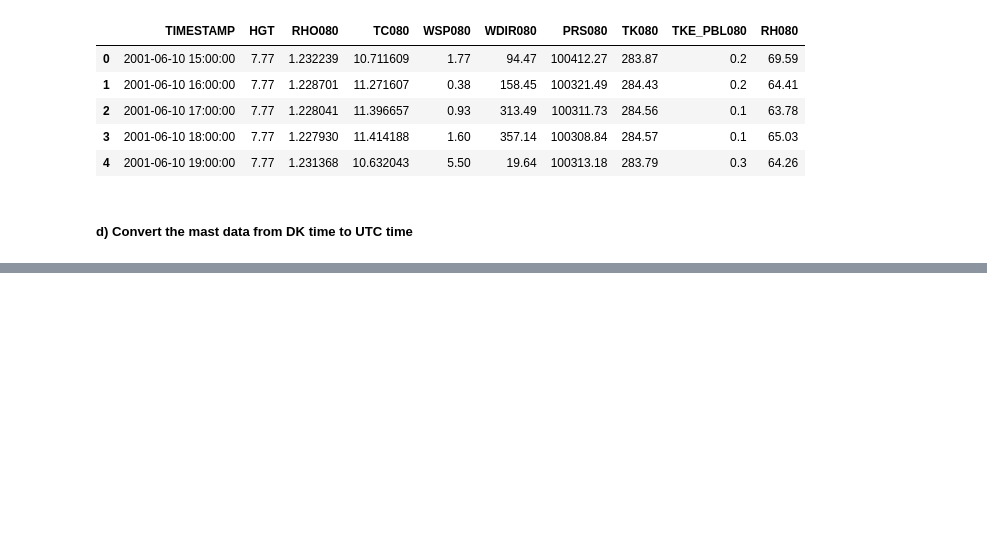
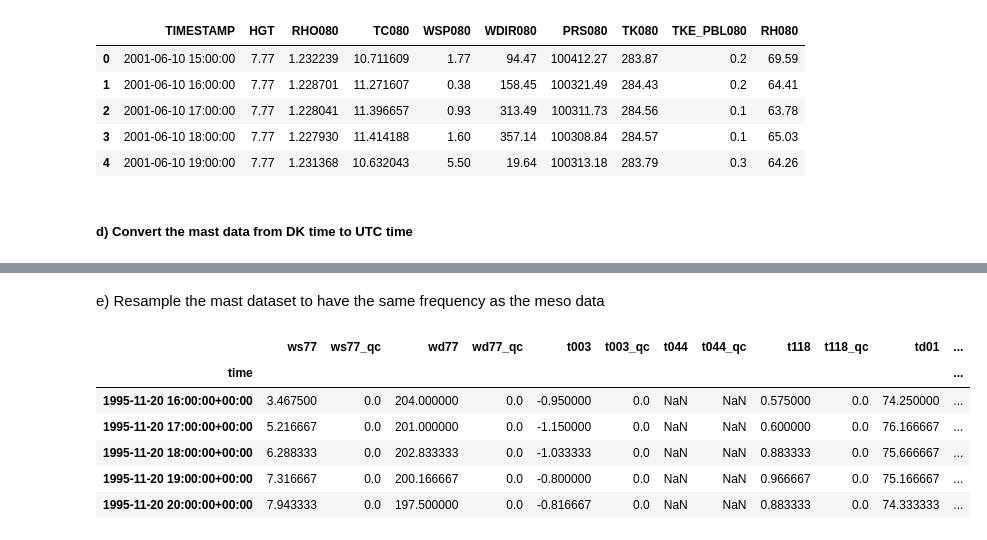
Before and after one commit to maxim-zavidei/viauc-mal1-a23, a Jupyter notebook: assignment3/assignment3-solution.ipynb, the cells around one changed output, grey strips where cells are left out. Saved outputs shown, nothing was run; the diff lists cells and outputs as text; code cells hidden in the pictures; blank space fills up the shorter version.

```diff
--- a/assignment3/assignment3-solution.ipynb
+++ b/assignment3/assignment3-solution.ipynb
@@ -190,0 +194,13 @@ mast_clean_df.head()
+# %% [markdown]
+e) Resample the mast dataset to have the same frequency as the meso data
+# %%
+mast_resampled_df = mast_clean_df.resample('60min', on='time').mean()
+mast_resampled_df.head()
+# %% [output]
+|  | ws77 | ws77_qc | wd77 | wd77_qc | t003 | t003_qc | t044 | t044_qc | t118 | t118_qc | td01 | ... |
+| time |  |  |  |  |  |  |  |  |  |  |  | ... |
+| 1995-11-20 16:00:00+00:00 | 3.467500 | 0.0 | 204.000000 | 0.0 | -0.950000 | 0.0 | NaN | NaN | 0.575000 | 0.0 | 74.250000 | ... |
+| 1995-11-20 17:00:00+00:00 | 5.216667 | 0.0 | 201.000000 | 0.0 | -1.150000 | 0.0 | NaN | NaN | 0.600000 | 0.0 | 76.166667 | ... |
+| 1995-11-20 18:00:00+00:00 | 6.288333 | 0.0 | 202.833333 | 0.0 | -1.033333 | 0.0 | NaN | NaN | 0.883333 | 0.0 | 75.666667 | ... |
+| 1995-11-20 19:00:00+00:00 | 7.316667 | 0.0 | 200.166667 | 0.0 | -0.800000 | 0.0 | NaN | NaN | 0.966667 | 0.0 | 75.166667 | ... |
+| 1995-11-20 20:00:00+00:00 | 7.943333 | 0.0 | 197.500000 | 0.0 | -0.816667 | 0.0 | NaN | NaN | 0.883333 | 0.0 | 74.333333 | ... |
```
Also changed, not shown: parts of 3 cells of this notebook, 1 other file.
